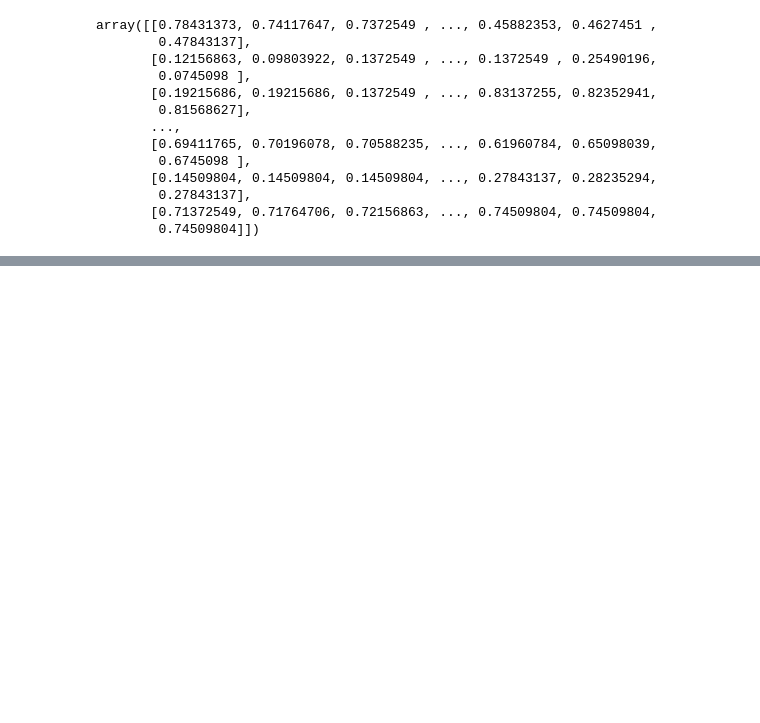
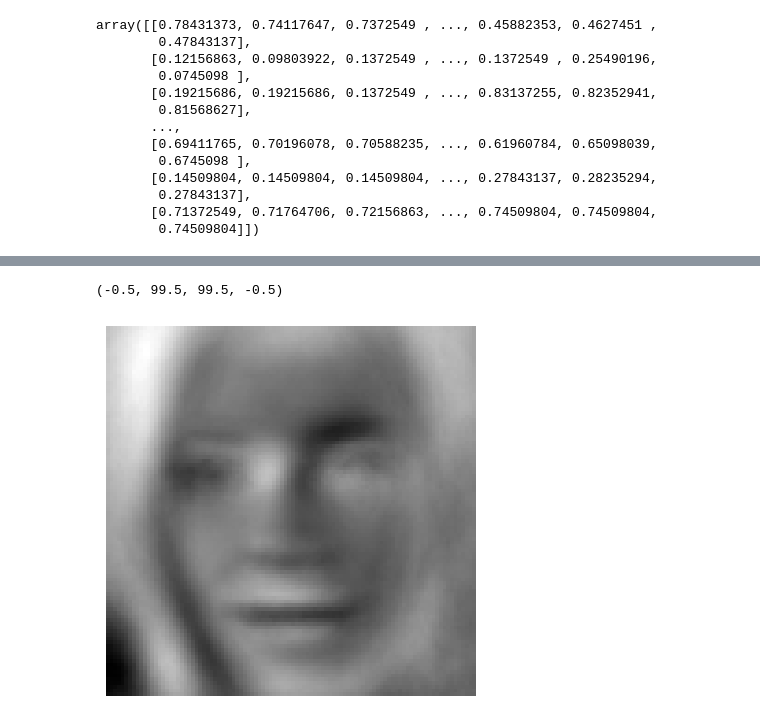
Before and after one commit to CansuG/MachineLearningProject, a Jupyter notebook: Train_FaceRecognition_with_ML/03_FRM_feature_extraction_eigen_face.ipynb, the cells around one changed output, grey strips where cells are left out. Saved outputs shown, nothing was run; the diff lists cells and outputs as text; code cells hidden in the pictures; blank space fills up the shorter version.

```diff
--- a/Train_FaceRecognition_with_ML/03_FRM_feature_extraction_eigen_face.ipynb
+++ b/Train_FaceRecognition_with_ML/03_FRM_feature_extraction_eigen_face.ipynb
@@ -46,0 +99,3 @@ array([[0.78431373, 0.74117647, 0.7372549 , ..., 0.45882353, 0.4627451 ,
+# %%
+pca_50 = PCA(n_components=50, whiten=True, svd_solver='auto')
+pca_data = pca_50.fit_transform(X_t)
@@ -46,0 +117,2 @@ array([[0.78431373, 0.74117647, 0.7372549 , ..., 0.45882353, 0.4627451 ,
+# %%
+pca_data_inv = pca_50.inverse_transform(pca_data)
@@ -46,0 +128,6 @@ array([[0.78431373, 0.74117647, 0.7372549 , ..., 0.45882353, 0.4627451 ,
+# %%
+plt.imshow(eig_img, cmap='gray')
+plt.axis('off')
+# %% [output]
+(-0.5, 99.5, 99.5, -0.5)
+[figure, added]
```
Also changed, not shown: parts of 18 cells of this notebook, 10 other files.
